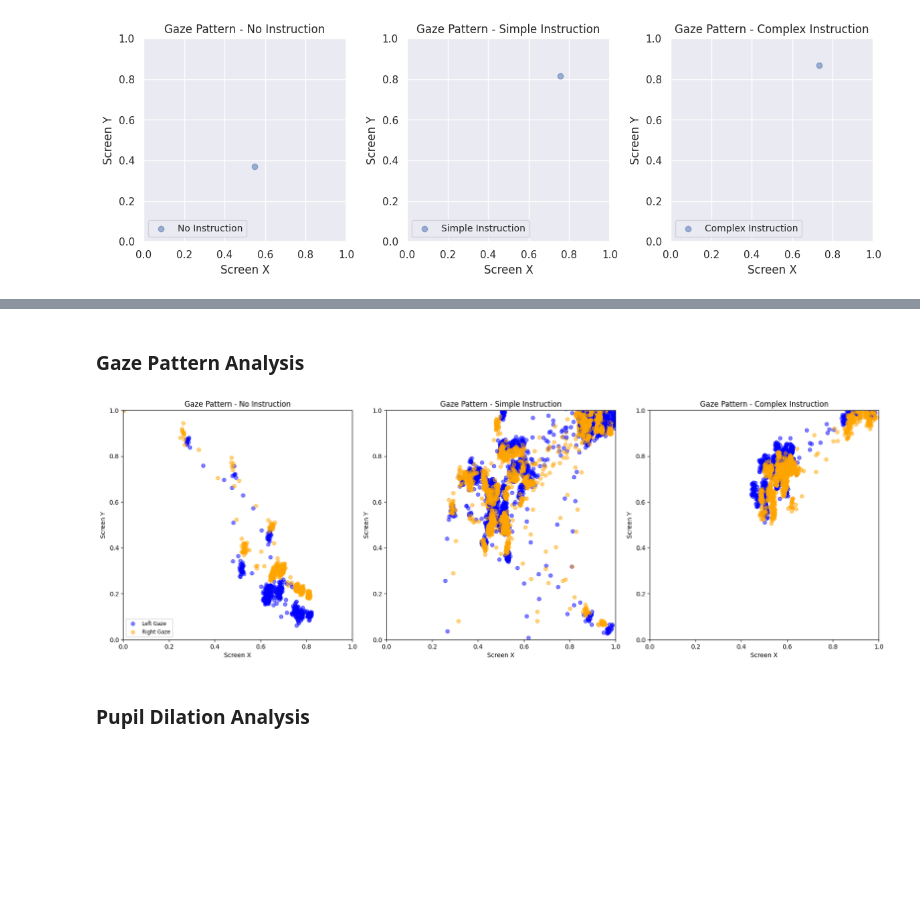
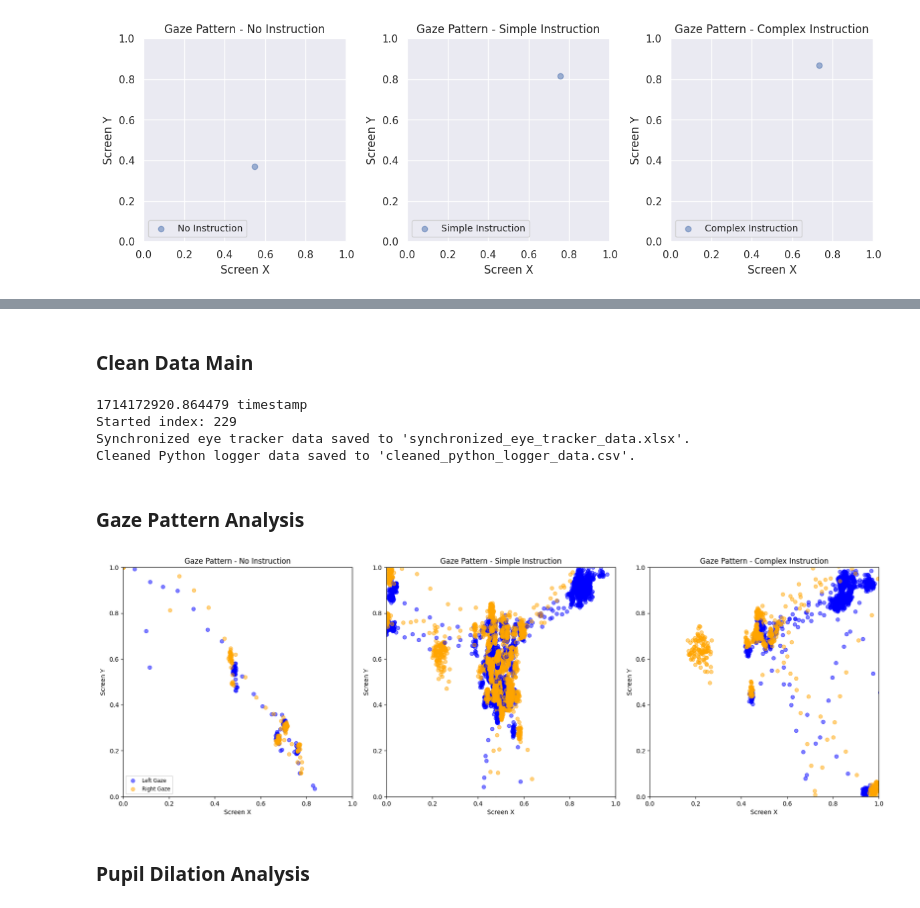
Before and after one commit to srpn97/driving-simulator-data-analysis, a Jupyter notebook: process_data.ipynb, the cells around one changed output, grey strips where cells are left out. Drawn from its saved outputs; the diff is of its cells as text; code cells hidden in the pictures; blank space fills up the shorter version.

```diff
--- a/process_data.ipynb
+++ b/process_data.ipynb
@@ -491,0 +446,55 @@ plt.show()
+# %% [markdown]
+### **Clean Data Main**
+# %%
+import pandas as pd
+
+# Load the eye tracker data from XLSX
+eye_tracker_data = pd.read_excel('pragnesh_t2.xlsx')
+
+eye_tracker_data.dropna(inplace=True)
+eye_tracker_data.reset_index(drop=True, inplace=True)
+# Load the Python logger data from CSV
+python_logger_data = pd.read_csv('car_inputs_19.csv')
+
+# Get the start time from the Python logger data
+python_start_time = python_logger_data['timestamp'].min()
+print(python_start_time, "timestamp")
+
+# Find the 'started' message in the eye tracker data
+started_mask = eye_tracker_data['message'] == 'started'
+if started_mask.any():
+    started_index = eye_tracker_data[started_mask].index[0]
+    print("Started index:", started_index)
+
+    # Set the synchronized timestamp for the 'started' message
+    eye_tracker_data.loc[started_index, 'synchronized_timestamp'] = python_start_time
+
+    # Calculate the synchronized timestamps for subsequent cells
+    for i in range(started_index + 1, len(eye_tracker_data)):
+        time_diff = (eye_tracker_data.loc[i, 'system time'] - eye_tracker_data.loc[i-1, 'system time']) / 1000000
+        eye_tracker_data.loc[i, 'synchronized_timestamp'] = eye_tracker_data.loc[i-1, 'synchronized_timestamp'] + time_diff
+
+    # Update the synchronized timestamp for rows before the 'started' message
+    eye_tracker_data.loc[:started_index-1, 'synchronized_timestamp'] = eye_tracker_data.loc[:started_index-1, 'system time'] / 1000000
+
+    # Convert the synchronized timestamp to datetime format
+    eye_tracker_data['synchronized_time'] = pd.to_datetime(eye_tracker_data['synchronized_timestamp'], unit='s')
+
+    # Save the synchronized eye tracker data to a new file
+    eye_tracker_data.to_excel('6_et_sync_3.xlsx', index=False)
+    print("Synchronized eye tracker data saved to 'synchronized_eye_tracker_data.xlsx'.")
+else:
+    print("'started' message not found in the eye tracker data.")
+
+# Clean and preprocess the Python logger data
+python_logger_data.fillna(0, inplace=True)  # Fill missing values with 0 (adjust as needed)
+python_logger_data['event_type'] = python_logger_data['event_type'].astype('category')  # Convert event_type to categorical
+
+# Save the cleaned Python logger data to a new file
+python_logger_data.to_csv('6_cleaned_py_3.csv', index=False)
+print("Cleaned Python logger data saved to 'cleaned_python_logger_data.csv'.")
+# %% [output]
+1714172920.864479 timestamp
+Started index: 229
+Synchronized eye tracker data saved to 'synchronized_eye_tracker_data.xlsx'.
+Cleaned Python logger data saved to 'cleaned_python_logger_data.csv'.
@@ -492,27 +534,6 @@ plt.show()
 # %% [markdown]
 ### **Gaze Pattern Analysis**
 # %%
-import pandas as pd
-import matplotlib.pyplot as plt
-import numpy as np
-
-# Load the cleaned Python logger data
-python_logger_data = pd.read_csv('cleaned_python_logger_data.csv')
-
-# Load the synchronized eye tracker data
-eye_tracker_data = pd.read_excel('synchronized_eye_tracker_data.xlsx')
-
-# Categorize instructions into simple and complex
-simple_instructions = [
-    "Press the right button on D-Pad but turn left at the next intersection.",
-    "Press the Square Button on the steering wheel, to check the current speed of the vehicle and press it again to hide",
-    "Press the left button on D-Pad but turn right at the next intersection."
-]
-
-complex_instructions = [
-    "Humans have four lungs. True or False? Press R2 for true and L2 for false on the steering wheel",
-    "Adjust AC temperature, to 64 then increase the temperature to 72 and finally set it to 67"
-]
 
 # Extract the starting times for each instruction set
 instruction_start_times = python_logger_data[python_logger_data['event_type'] == 'instruction']['timestamp'].tolist()
@@ -550,34 +571,35 @@ for start_time in instruction_start_times:
 # Visualize gaze patterns including no instruction
 plt.figure(figsize=(18, 6))
 
 # Function to plot gaze data, handling colors and legends consistently
 def plot_gaze_data(gaze_data, subplot_index, title):
     plt.subplot(1, 3, subplot_index)
     for data in gaze_data:
         left_gaze_x = data['leftGazePointDisplay']
         left_gaze_y = data['leftGazePointDisplay.1']
         right_gaze_x = data['rightGazePointDisplay']
         right_gaze_y = data['rightGazePointDisplay.1']
         plt.scatter(left_gaze_x, 1 - left_gaze_y, alpha=0.5, color='blue', label='Left Gaze')
         plt.scatter(right_gaze_x, 1 - right_gaze_y, alpha=0.5, color='orange', label='Right Gaze')
     plt.xlim(0, 1)
     plt.ylim(0, 1)
     plt.gca().set_aspect('equal', adjustable='box')
     plt.xlabel('Screen X')
     plt.ylabel('Screen Y')
     plt.title(title)
     if subplot_index == 1:  # Only add legend in the first plot
         plt.legend(loc='lower left', fontsize='small')
 
 # Plotting all gaze data
 plot_gaze_data([no_instruction_gaze_data], 1, 'Gaze Pattern - No Instruction')
 plot_gaze_data(simple_gaze_data, 2, 'Gaze Pattern - Simple Instruction')
 plot_gaze_data(complex_gaze_data, 3, 'Gaze Pattern - Complex Instruction')
 
 plt.tight_layout()
+plt.savefig('6_gaze_pattern_3.png', dpi=300)
 plt.show()
 # %% [output]
-[figure, old version]
+[figure, new version]
 # %% [markdown]
 ### **Pupil Dilation Analysis**
 # %%
```
Also changed, not shown: parts of 19 cells of this notebook.
